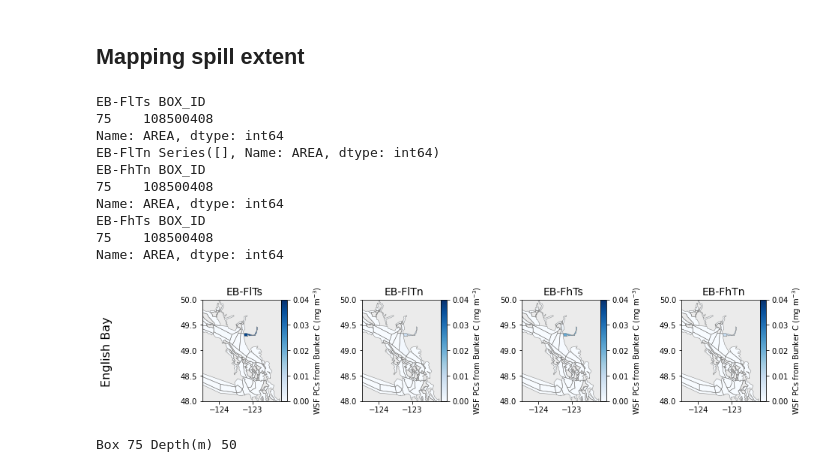
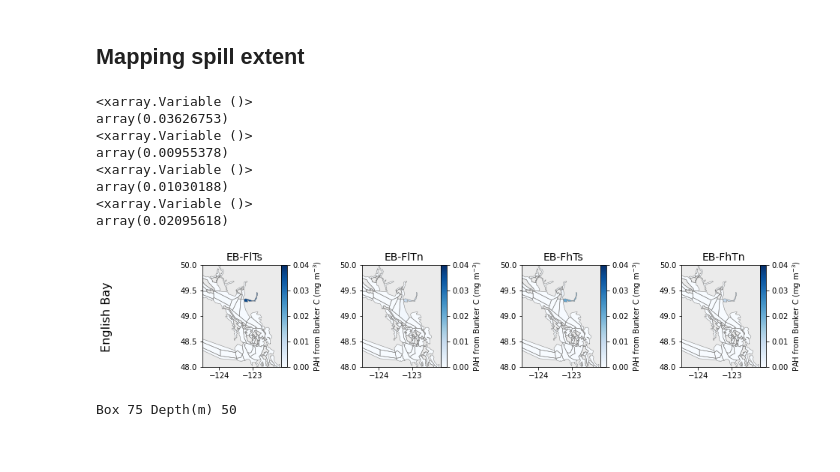
Before and after one commit to SS-Atlantis/Lovindeeretal-MPRI1paper, a Jupyter notebook: SSAM-output-6a-englishbay-spill.ipynb, the cells around one changed output. Drawn from its saved outputs; the diff is of its cells as text; code cells hidden in the pictures.

```diff
--- a/SSAM-output-6a-englishbay-spill.ipynb
+++ b/SSAM-output-6a-englishbay-spill.ipynb
@@ -68,47 +68,45 @@ fig = plt.figure(figsize=(14, 6), facecolor='white') #figsize=(9, 12)
 gs = plt.GridSpec(1, len(oil_files), wspace=0.5, hspace=0.2, height_ratios=[1],)
 
 for file, oil_path in zip(oil_files, oil_paths):
     date = str(oil_path).split(sep = '_')[3]
     label = 'EB-'+ groups.conditions_with_letters[str(groups.simulations[groups.conditions[date]])]
     position = int(str(groups.simulations[groups.conditions[date]]))-1
     oil_tb = file.variables['TPAH']
     oil_b = oil_tb.mean(axis=0)
+    print(oil_b.max())
 
     # Add scenario data to Atlantis spatial data
     data_df['TPAH'] = oil_b
     data_df.loc[land_boxes, 'TPAH'] = 0
     oil_df = data_df.loc[data_df['TPAH'] > 0.01] #4% of max oil
-    print(label,oil_df.AREA)
-
+    #print(label,oil_df.AREA)
 
     ax = fig.add_subplot(gs[0, position], facecolor = '#EBEBEB')
     divider = make_axes_locatable(ax)
     cax = divider.append_axes("right", size="5%", pad=-0.5)
     ax = data_df.plot(column = 'TPAH', ax=ax, cax=cax,cmap=cm.Blues,
-    legend_kwds={'label': 'WSF PCs from Bunker C (mg m$^{-3}$)'}, vmax=0.04,
+    legend_kwds={'label': 'PAH from Bunker C (mg m$^{-3}$)'}, vmax=0.04,
     #ax = data_df.plot(column = 'BOTZ', ax=ax, cax=cax,cmap=cm.Blues, legend_kwds={'label': 'depth (m)'},
     legend=True,
     )
     ax.set_title(label, fontsize = 14) #loc='left'
     ax.set_xlim(-124.5)
     ax.set_ylim(48, 50)
     data_df.boundary.plot(ax=ax, color='grey', linewidths=0.5)
     land_df.plot(ax=ax, color='#EBEBEB')
     #oil_df.plot(ax=ax, color='red',linewidths=0.5)
 fig.supylabel('English Bay', fontsize = 16); #color=hex_colour
 #fig.savefig("Figures/spill-map-EB.png", dpi=300, bbox_inches='tight')
 # %% [output]
-EB-FlTs BOX_ID
-75    108500408
-Name: AREA, dtype: int64
-EB-FlTn Series([], Name: AREA, dtype: int64)
-EB-FhTn BOX_ID
-75    108500408
-Name: AREA, dtype: int64
-EB-FhTs BOX_ID
-75    108500408
-Name: AREA, dtype: int64
+<xarray.Variable ()>
+array(0.03626753)
+<xarray.Variable ()>
+array(0.00955378)
+<xarray.Variable ()>
+array(0.01030188)
+<xarray.Variable ()>
+array(0.02095618)
-[figure, old version]
+[figure, new version]
 # %%
 affected_boxes = [75]
 # %%
```
Also changed, not shown: 33 other files.
